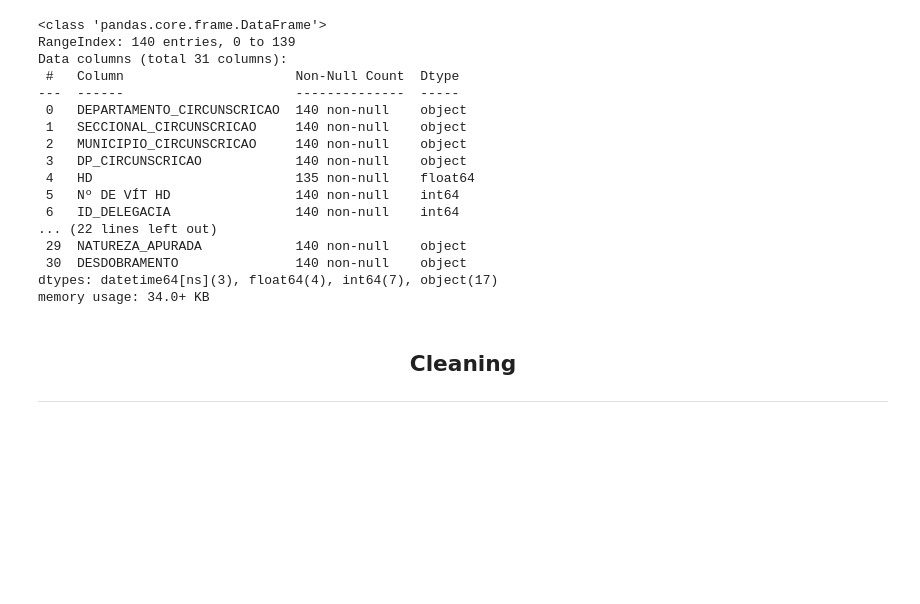
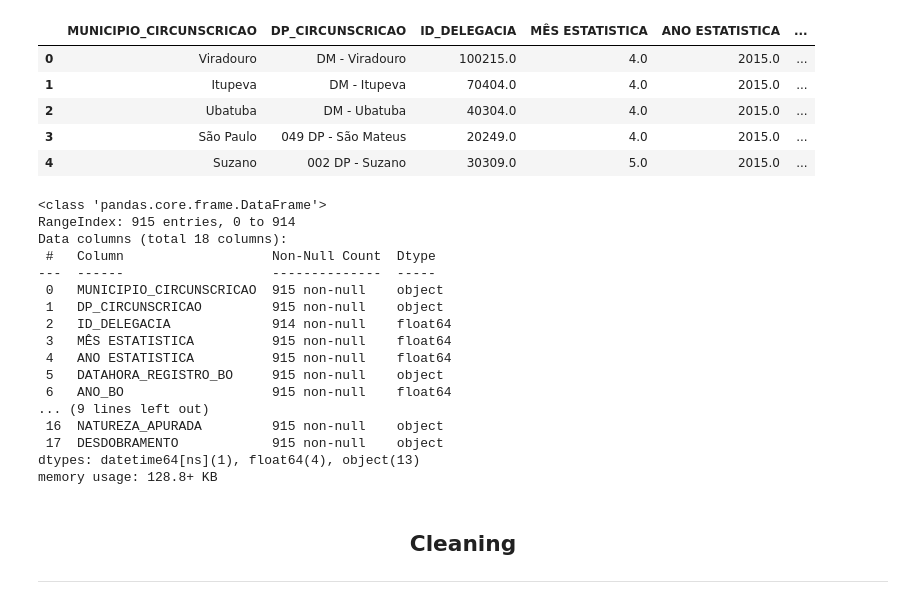
Before and after one commit to gabrielalastra/FemicideSP, a Jupyter notebook: FemicideSP.ipynb, the cells around one changed output. Saved outputs shown, nothing was run; the diff lists cells and outputs as text; code cells hidden in the pictures; blank space fills up the shorter version.

```diff
--- a/FemicideSP.ipynb
+++ b/FemicideSP.ipynb
@@ -7,7 +7,15 @@ import seaborn as sns
 import matplotlib.pyplot as plt
 # %%
 #db = pd.read_excel('/content/Feminicidio_2015_2022.xlsx', sheet_name=None)
-db = pd.read_excel('/content/Feminicidio_2015_2022.xlsx', sheet_name='2021')
+db = pd.read_excel('/content/Feminicidio_cleaned.xlsx')
+db.head()
+# %% [output]
+|  | MUNICIPIO_CIRCUNSCRICAO | DP_CIRCUNSCRICAO | ID_DELEGACIA | MÊS ESTATISTICA | ANO ESTATISTICA | ... |
+| 0 | Viradouro | DM - Viradouro | 100215.0 | 4.0 | 2015.0 | ... |
+| 1 | Itupeva | DM - Itupeva | 70404.0 | 4.0 | 2015.0 | ... |
+| 2 | Ubatuba | DM - Ubatuba | 40304.0 | 4.0 | 2015.0 | ... |
+| 3 | São Paulo | 049 DP - São Mateus | 20249.0 | 4.0 | 2015.0 | ... |
+| 4 | Suzano | 002 DP - Suzano | 30309.0 | 5.0 | 2015.0 | ... |
 # %%
 #display(db)
 #display(db['2021'])
@@ -15,22 +23,22 @@ db = pd.read_excel('/content/Feminicidio_2015_2022.xlsx', sheet_name='2021')
 db.info()
 # %% [output]
 <class 'pandas.core.frame.DataFrame'>
-RangeIndex: 140 entries, 0 to 139
-Data columns (total 31 columns):
- #   Column                      Non-Null Count  Dtype
----  ------                      --------------  -----
- 0   DEPARTAMENTO_CIRCUNSCRICAO  140 non-null    object
- 1   SECCIONAL_CIRCUNSCRICAO     140 non-null    object
- 2   MUNICIPIO_CIRCUNSCRICAO     140 non-null    object
- 3   DP_CIRCUNSCRICAO            140 non-null    object
- 4   HD                          135 non-null    float64
- 5   Nº DE VÍT HD                140 non-null    int64
- 6   ID_DELEGACIA                140 non-null    int64
-... (22 lines left out)
- 29  NATUREZA_APURADA            140 non-null    object
- 30  DESDOBRAMENTO               140 non-null    object
-dtypes: datetime64[ns](3), float64(4), int64(7), object(17)
-memory usage: 34.0+ KB
+RangeIndex: 915 entries, 0 to 914
+Data columns (total 18 columns):
+ #   Column                   Non-Null Count  Dtype
+---  ------                   --------------  -----
+ 0   MUNICIPIO_CIRCUNSCRICAO  915 non-null    object
+ 1   DP_CIRCUNSCRICAO         915 non-null    object
+ 2   ID_DELEGACIA             914 non-null    float64
+ 3   MÊS ESTATISTICA          915 non-null    float64
+ 4   ANO ESTATISTICA          915 non-null    float64
+ 5   DATAHORA_REGISTRO_BO     915 non-null    object
+ 6   ANO_BO                   915 non-null    float64
+... (9 lines left out)
+ 16  NATUREZA_APURADA         915 non-null    object
+ 17  DESDOBRAMENTO            915 non-null    object
+dtypes: datetime64[ns](1), float64(4), object(13)
+memory usage: 128.8+ KB
 # %% [markdown]
 <h2 align='center'>Cleaning</h2>
 <hr color='yellow'>
```
Also changed, not shown: parts of 39 cells of this notebook.
